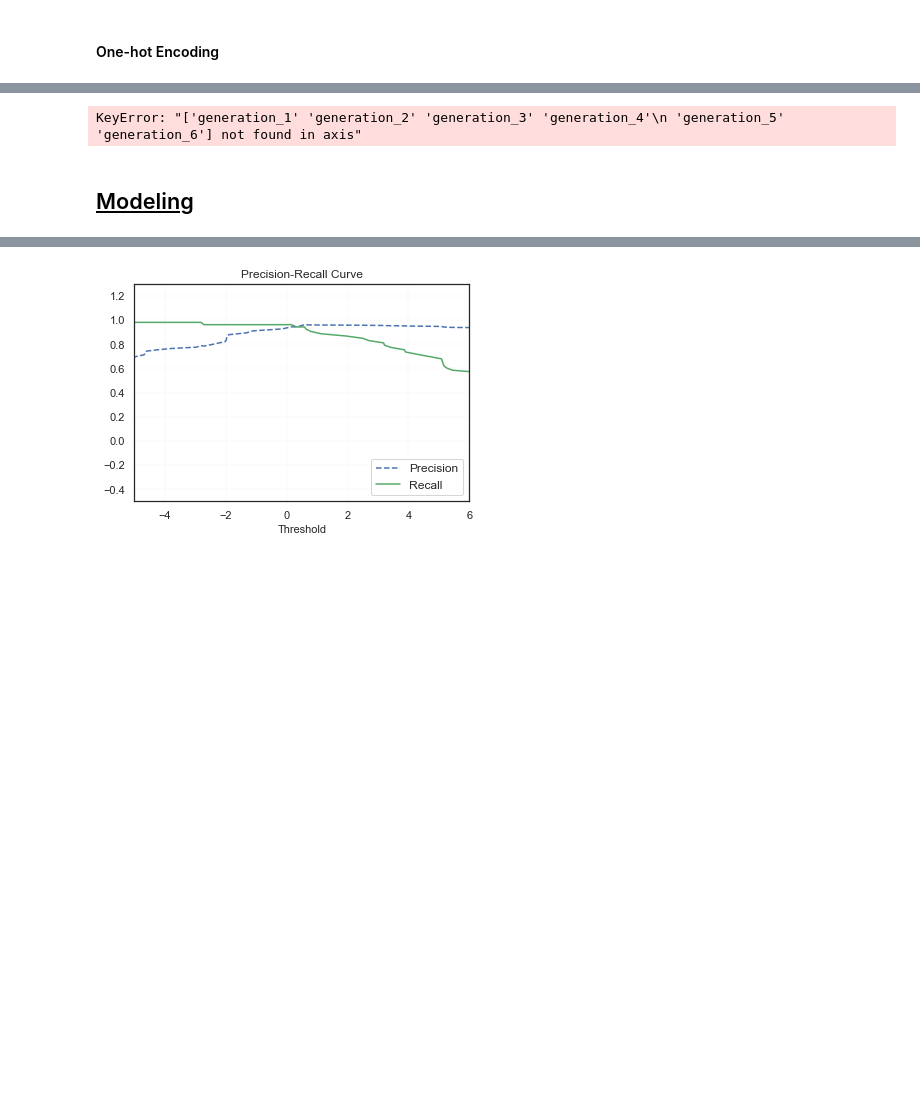
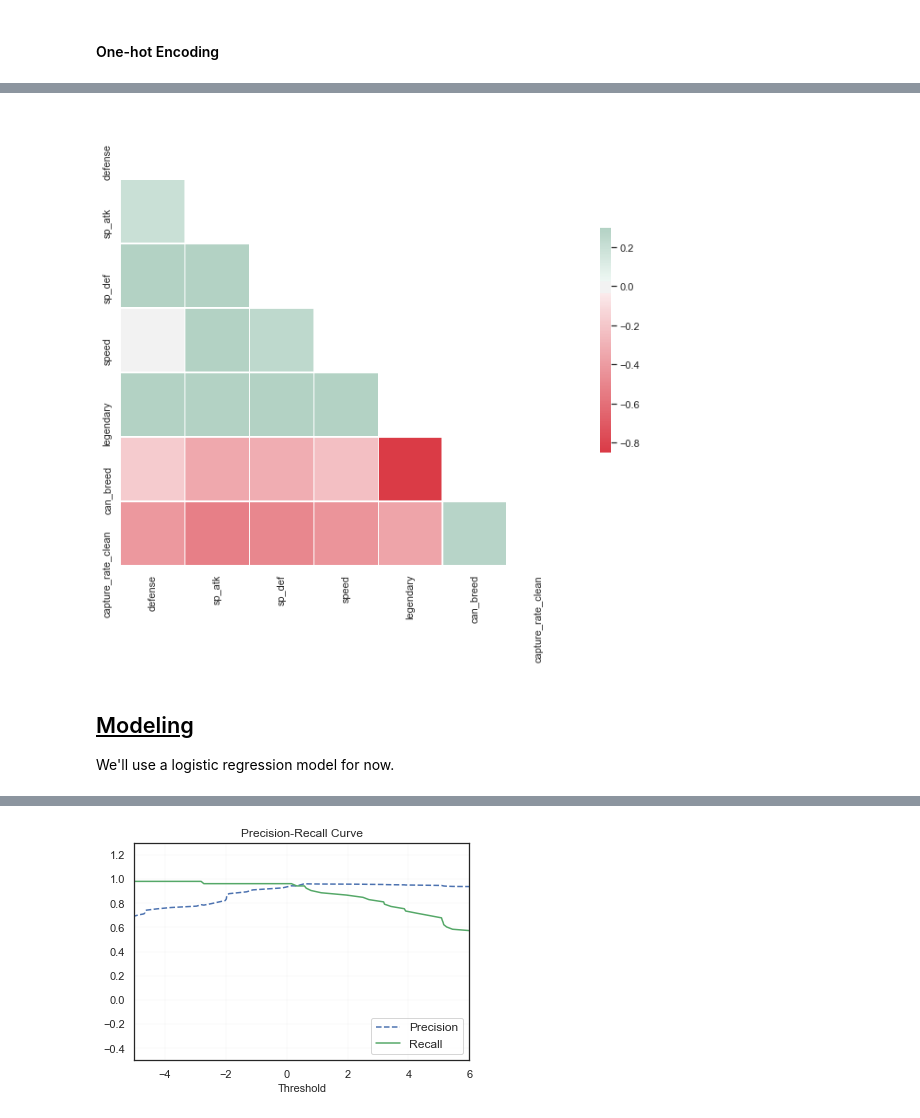
Before and after one commit to nroy94/legendary_classifier, a Jupyter notebook: legendary_classifier.ipynb, the cells around one changed output, grey strips where cells are left out. Saved outputs shown, nothing was run; the diff lists cells and outputs as text; code cells hidden in the pictures; blank space fills up the shorter version.

```diff
--- a/legendary_classifier.ipynb
+++ b/legendary_classifier.ipynb
@@ -199,33 +211,22 @@ Using the capture rate takes care of pokemon like who have extremely high defens
 train = train.drop(['generation_1', 'generation_2', 'generation_3', 'generation_4', 'generation_5', 'generation_6'], axis=1)
 test = test.drop(['generation_1', 'generation_2', 'generation_3', 'generation_4', 'generation_5', 'generation_6'], axis=1)
 
-# getting rid of the generations helped alot
+# let's remove most of the type dummy features
+train = train.drop(['fairy_ind', 'rock_ind', 'fighting_ind', 'electric_ind', 'bug_ind', 'normal_ind', 'grass_ind',
+                    'ghost_ind', 'water_ind', 'steel_ind','dark_ind', 'ice_ind', 'poison_ind', 'flying_ind',
+                    'ground_ind', 'fire_ind', 'psychic_ind', 'dragon_ind'], axis=1)
 
-train = train.drop(['fairy_ind', 'rock_ind', 'fighting_ind',
-                    'electric_ind', 'bug_ind', 'normal_ind', 'grass_ind', 'ghost_ind', 'water_ind', 'steel_ind'], axis=1)
-
-test = test.drop(['fairy_ind', 'rock_ind', 'fighting_ind',
-                  'electric_ind', 'bug_ind', 'normal_ind', 'grass_ind', 'ghost_ind', 'water_ind', 'steel_ind'], axis=1)
-
-# getting rid of the types didn't help much from the generations removal
-train = train.drop(['dark_ind', 'ice_ind', 'poison_ind', 'flying_ind', 'ground_ind', 'fire_ind'], axis=1)
-
-test = test.drop(['dark_ind', 'ice_ind', 'poison_ind', 'flying_ind', 'ground_ind', 'fire_ind'], axis=1)
-# with getting rid of most of the types above, we achieve a R/C curve of 95/78
-
-# turn the above into one drop statement
-
-train = train.drop(['psychic_ind', 'dragon_ind'], axis=1) # adding these don't seem to hurt...
-
-test = test.drop(['psychic_ind', 'dragon_ind'], axis=1)
-
-# how about ONLY capture rate?
+test = test.drop(['fairy_ind', 'rock_ind', 'fighting_ind', 'electric_ind', 'bug_ind', 'normal_ind', 'grass_ind',
+                    'ghost_ind', 'water_ind', 'steel_ind','dark_ind', 'ice_ind', 'poison_ind', 'flying_ind',
+                    'ground_ind', 'fire_ind', 'psychic_ind', 'dragon_ind'], axis=1)
 
 train = train.drop(['hp', 'attack'], axis=1)
 
 test = test.drop(['hp', 'attack'], axis=1)
-# %% [output]
-KeyError: "['generation_1' 'generation_2' 'generation_3' 'generation_4'\n 'generation_5' 'generation_6'] not found in axis"
+# %%
+plot_correlation_heatmap(train)
+# %% [output]
+[figure, added]
 # %%
 # splitting the features and labels
 X_train = train.drop('legendary', axis = 1)
@@ -233,7 +234,9 @@ X_test = test.drop('legendary', axis = 1)
 
 y_train = train['legendary']
 y_test = test['legendary']
-# %% [markdown]
-## <u>Modeling
+# %% [markdown]
+## <u>Modeling
+
+We'll use a logistic regression model for now.
 # %%
 from sklearn.linear_model import LogisticRegression
```
Also changed, not shown: parts of 57 cells of this notebook.
